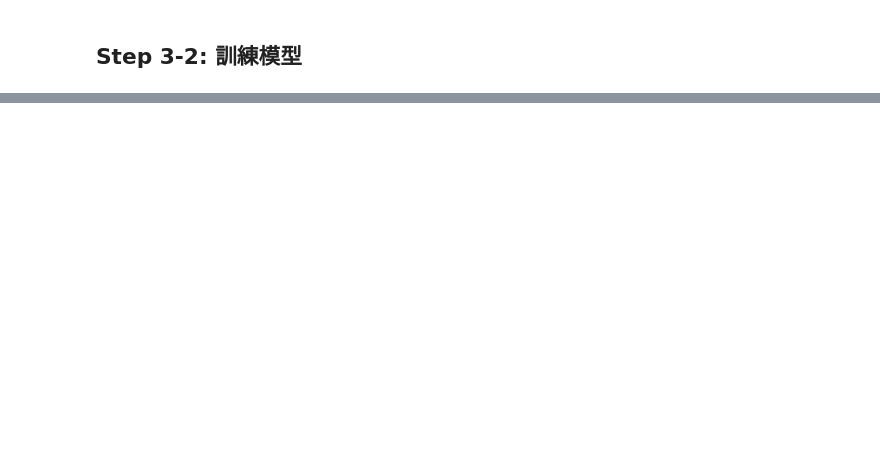
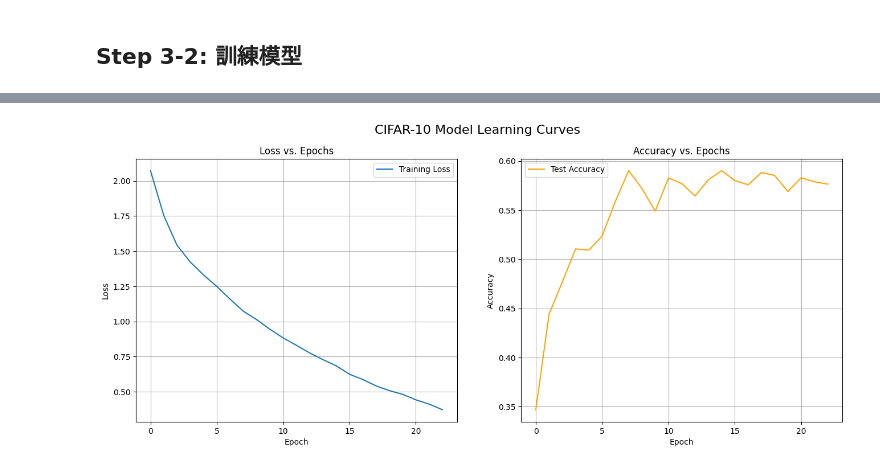
Before and after one commit to coke5151/nchu-ai-introduction, a Jupyter notebook: notebooks/hw4.ipynb, the cells around one changed output, grey strips where cells are left out. Saved outputs shown, nothing was run; the diff lists cells and outputs as text; code cells hidden in the pictures; blank space fills up the shorter version.

```diff
--- a/notebooks/hw4.ipynb
+++ b/notebooks/hw4.ipynb
@@ -681,0 +1091,11 @@ for i in range(num_classes):
+# %%
+# 3. 建立混淆矩陣
+num_classes = 10
+# 初始化一個 10x10 的 CuPy 矩陣
+confusion_matrix_cp = cp.zeros((num_classes, num_classes), dtype=int)
+
+# 遍歷所有測試集樣本，填充混淆矩陣
+for i in range(len(test_y_orig)):
+    true_label = test_y_orig[i]
+    predicted_label = test_predictions[i]
+    confusion_matrix_cp[true_label, predicted_label] += 1
@@ -681,0 +1361,8 @@ for i in range(num_classes):
+# %%
+cifar10_train_x_np, cifar10_train_y_np, cifar10_test_x_np, cifar10_test_y_np, cifar10_class_names = load_cifa10("cifar-10-batches-py")
+print("\n--- CIFAR-10 資料維度 (NumPy) ---")
+print("訓練資料 X:", cifar10_train_x_np.shape)
+print("訓練標籤 Y:", cifar10_train_y_np.shape)
+print("測試資料 X:", cifar10_test_x_np.shape)
+print("測試標籤 Y:", cifar10_test_y_np.shape)
+print("類別名稱:", cifar10_class_names)
@@ -681,0 +1531,27 @@ for i in range(num_classes):
+# %%
+# 6. 繪製學習曲線
+costs_cifar10_cp = cp.array(cifar10_history['costs'])
+accuracies_cifar10_cp = cp.array(cifar10_history['accuracies'])
+costs_cifar10_np = cp.asnumpy(costs_cifar10_cp)
+accuracies_cifar10_np = cp.asnumpy(accuracies_cifar10_cp)
+
+fig, (ax1, ax2) = plt.subplots(1, 2, figsize=(16, 6))
+fig.suptitle('CIFAR-10 Model Learning Curves', fontsize=16)
+
+ax1.plot(costs_cifar10_np, label='Training Loss')
+ax1.set_title("Loss vs. Epochs")
+ax1.set_xlabel("Epoch")
+ax1.set_ylabel("Loss")
+ax1.grid(True)
+ax1.legend()
+
+ax2.plot(accuracies_cifar10_np, label='Test Accuracy', color='orange')
+ax2.set_title("Accuracy vs. Epochs")
+ax2.set_xlabel("Epoch")
+ax2.set_ylabel("Accuracy")
+ax2.grid(True)
+ax2.legend()
+
+plt.show()
+# %% [output]
+[figure, added]
```
Also changed, not shown: parts of 122 cells of this notebook.
